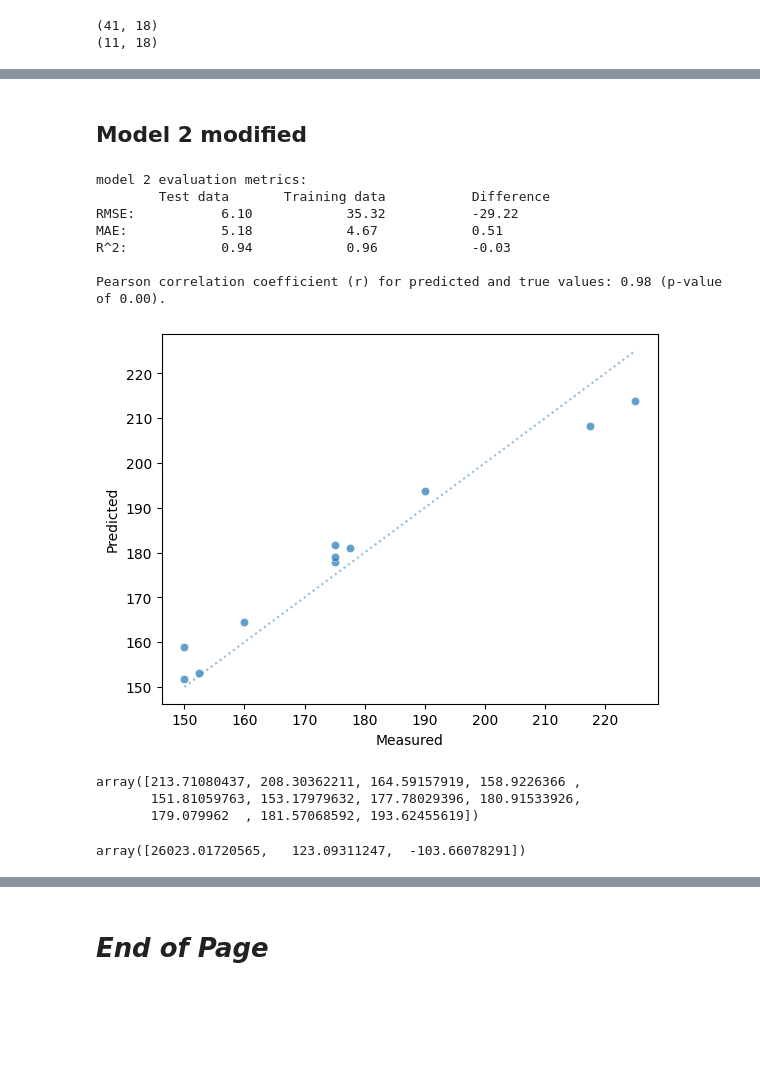
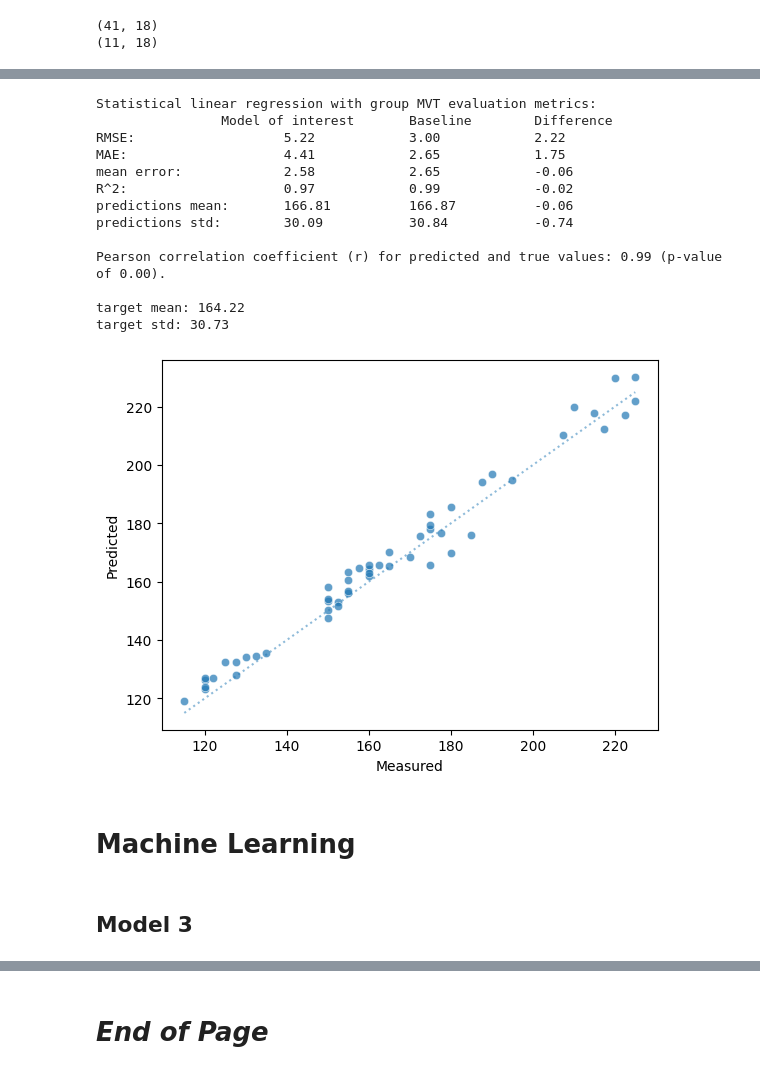
Before and after one commit to silvhua/lighthouse-capstone-project, a Jupyter notebook: notebooks/2022-11-20 EDA and linear regression.ipynb, the cells around one changed output, grey strips where cells are left out. Saved outputs shown, nothing was run; the diff lists cells and outputs as text; code cells hidden in the pictures; blank space fills up the shorter version.

```diff
--- a/notebooks/2022-11-20 EDA and linear regression.ipynb
+++ b/notebooks/2022-11-20 EDA and linear regression.ipynb
@@ -1183,28 +1187,22 @@ eval_statmodel_fig1 = compare_ml_stat(y_test, y_pred, y_pred_stat, model_name='r
+# %%
+y_pred_stat2, eval_statmodel2_fig = stat_modelling(df_sm2, model_name='Statistical linear regression with group MVT', mvt='group');
+eval_statmodel2_fig.figure.savefig('../output/figures/model2.png')
+# %% [output]
+Statistical linear regression with group MVT evaluation metrics:
+                Model of interest       Baseline        Difference
+RMSE:                   5.22            3.00            2.22
+MAE:                    4.41            2.65            1.75
+mean error:             2.58            2.65            -0.06
+R^2:                    0.97            0.99            -0.02
+predictions mean:       166.81          166.87          -0.06
+predictions std:        30.09           30.84           -0.74
+
+Pearson correlation coefficient (r) for predicted and true values: 0.99 (p-value of 0.00).
+
+target mean: 164.22
+target std: 30.73
+[figure, added]
+# %% [markdown]
+# Machine Learning
 # %% [markdown]
-## Model 2 modified
+## Model 3
-# %%
-from sklearn.linear_model import LinearRegression
-
-model2 = LinearRegression()
-y_pred_train2, y_pred2, eval_fig2 = model_data(sm_train, sm_test, x_columns=['slope', 'intercept', '100%MV'],
-    model=model2, model_name='model 2')
-eval_fig2.figure.savefig('../output/figures/model2.png')
-# %% [output]
-model 2 evaluation metrics:
-        Test data       Training data           Difference
-RMSE:           6.10            35.32           -29.22
-MAE:            5.18            4.67            0.51
-R^2:            0.94            0.96            -0.03
-
-Pearson correlation coefficient (r) for predicted and true values: 0.98 (p-value of 0.00).
-[figure, removed]
-# %%
-y_pred2
-# %% [output]
-array([213.71080437, 208.30362211, 164.59157919, 158.9226366 ,
-       151.81059763, 153.17979632, 177.78029396, 180.91533926,
-       179.079962  , 181.57068592, 193.62455619])
-# %%
-model2.coef_
-# %% [output]
-array([26023.01720565,   123.09311247,  -103.66078291])
```
Also changed, not shown: parts of 21 cells of this notebook.
